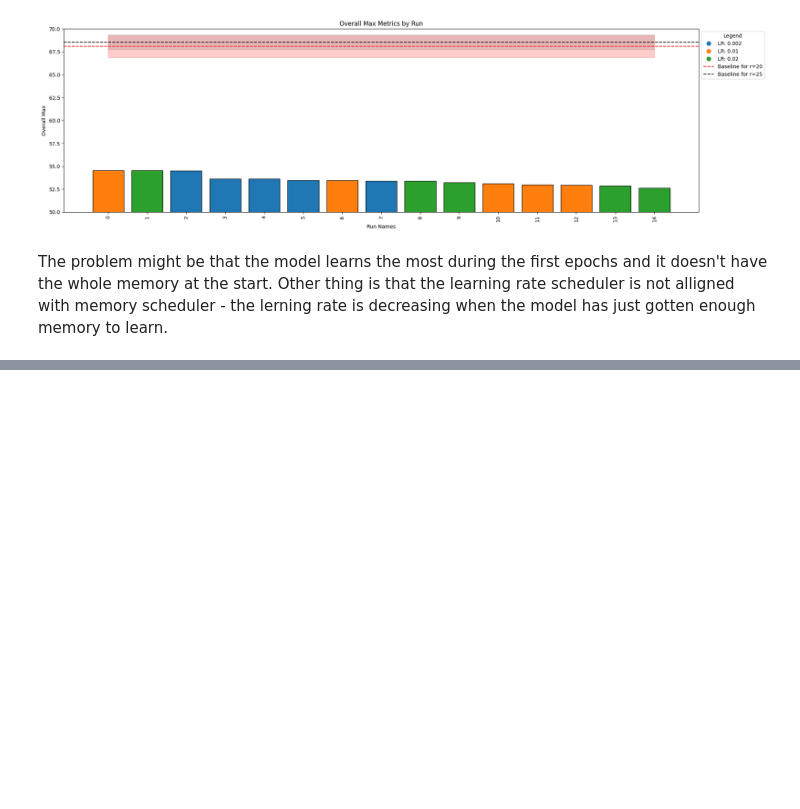
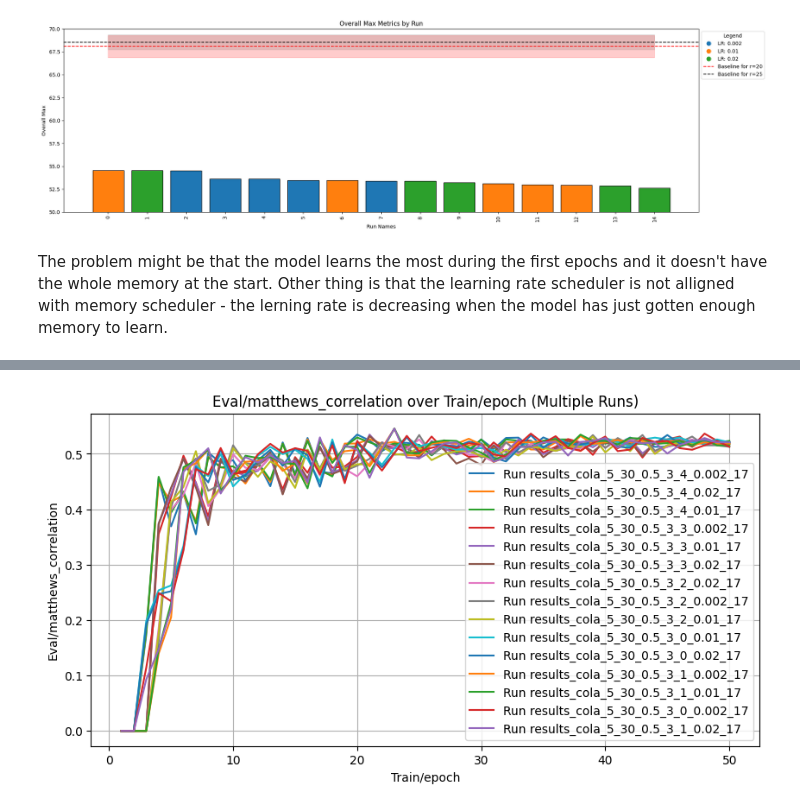
Before and after one commit to mallahova/loraxs, a Jupyter notebook: tasks/adaptive_rank_allocation/initial_smaller_memory/report.ipynb, the cells around one changed output, grey strips where cells are left out. Drawn from its saved outputs; the diff is of its cells as text; code cells hidden in the pictures; blank space fills up the shorter version.

```diff
--- a/tasks/adaptive_rank_allocation/initial_smaller_memory/report.ipynb
+++ b/tasks/adaptive_rank_allocation/initial_smaller_memory/report.ipynb
@@ -419,8 +423,10 @@ fetch_and_plot_wandb_runs(
 # %%
 fetch_and_plot_wandb_runs(
     entity="mallahova",
     project="adalora_memory_to_double_memory_3_5",
     metric="eval/matthews_correlation",
     x_axis="train/epoch",
-    interactive=True,
+    interactive=False,
 )
+# %% [output]
+[figure, added]
```
Also changed, not shown: parts of 2 cells of this notebook, 6 other files.
